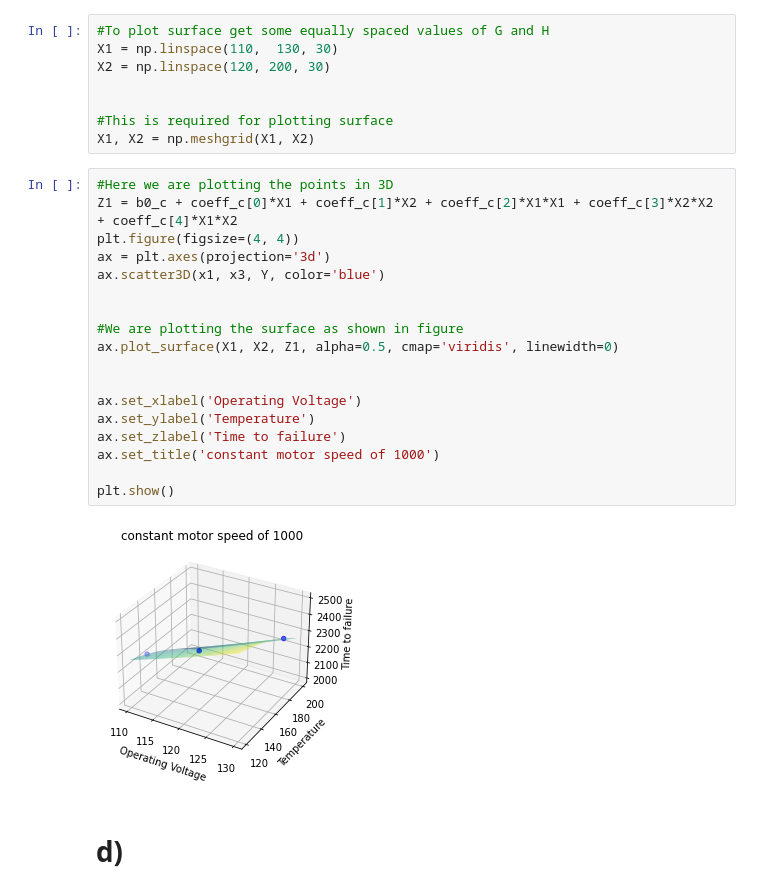
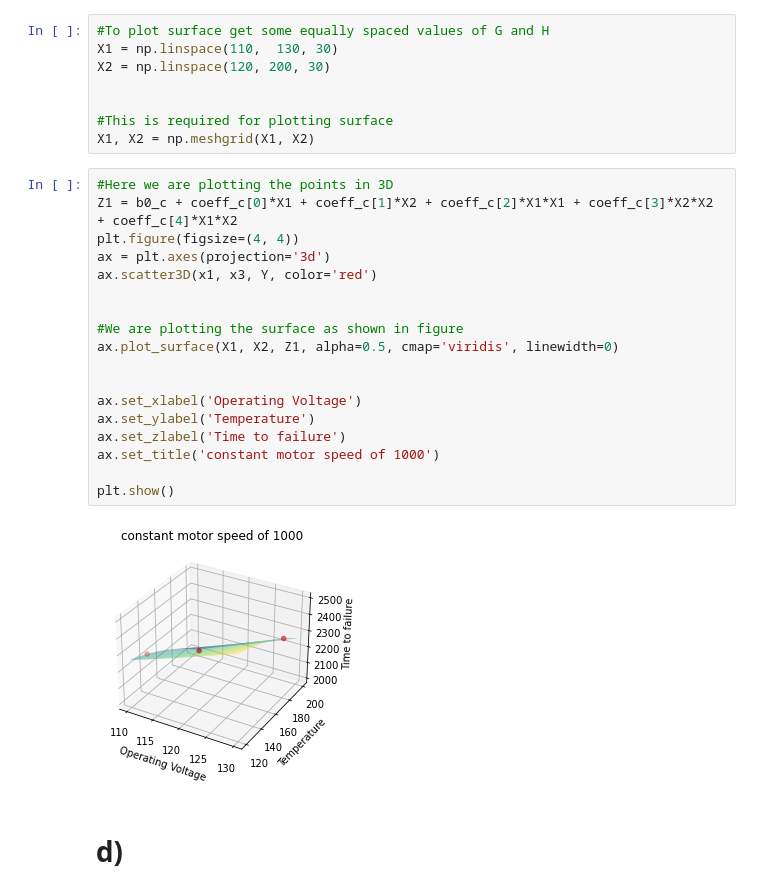
Before and after one commit to AdityaKharmaleGoat7/Data-Analysis-tools-in-Experimental-Research, a Jupyter notebook: Tutorial 1/Tutorial 1.ipynb, the cells around one changed output. Drawn from its saved outputs; the diff is of its cells as text.

```diff
--- a/Tutorial 1/Tutorial 1.ipynb
+++ b/Tutorial 1/Tutorial 1.ipynb
@@ -194,23 +195,23 @@ X1, X2 = np.meshgrid(X1, X2)
 # %%
 #Here we are plotting the points in 3D
 Z1 = b0_c + coeff_c[0]*X1 + coeff_c[1]*X2 + coeff_c[2]*X1*X1 + coeff_c[3]*X2*X2 + coeff_c[4]*X1*X2
 plt.figure(figsize=(4, 4))
 ax = plt.axes(projection='3d')
-ax.scatter3D(x1, x3, Y, color='blue')
+ax.scatter3D(x1, x3, Y, color='red')
 
 
 #We are plotting the surface as shown in figure
 ax.plot_surface(X1, X2, Z1, alpha=0.5, cmap='viridis', linewidth=0)
 
 
 ax.set_xlabel('Operating Voltage')
 ax.set_ylabel('Temperature')
 ax.set_zlabel('Time to failure')
 ax.set_title('constant motor speed of 1000')
 
 plt.show()
 # %% [output]
-[figure, old version]
+[figure, new version]
 # %% [markdown]
 # d)
 # %%
```
Also changed, not shown: parts of 14 cells of this notebook.
